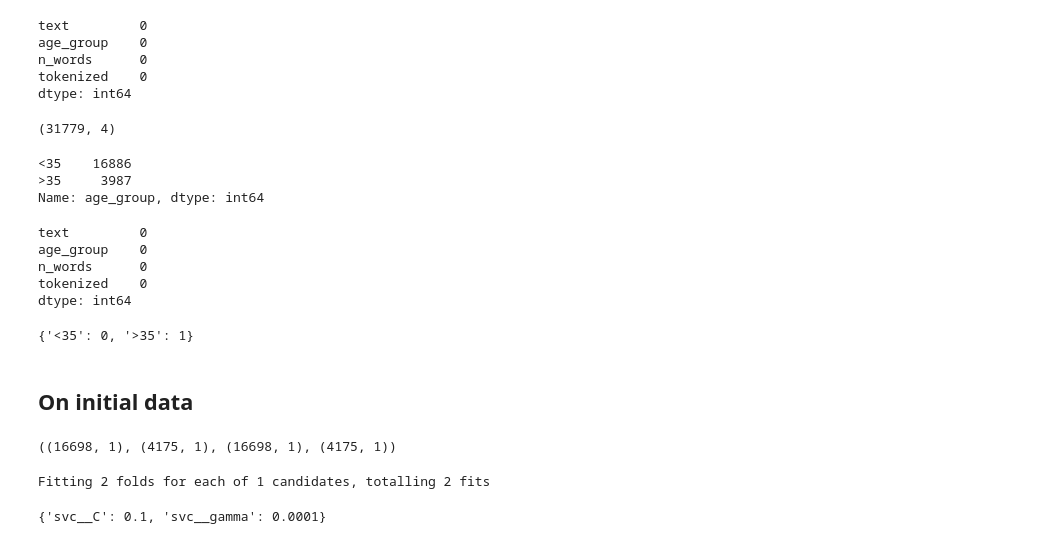
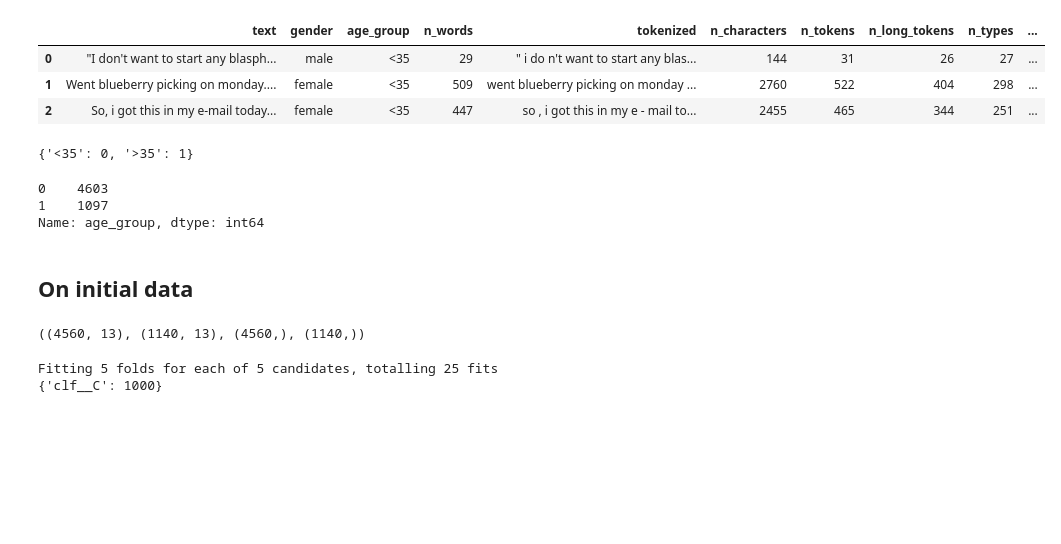
Before and after one commit to dimboump/clips-internship, a Jupyter notebook: Stylene v2/models/age/age_svm.ipynb, the cells around one changed output. Saved outputs shown, nothing was run; the diff lists cells and outputs as text; code cells hidden in the pictures; blank space fills up the shorter version.

```diff
--- a/Stylene v2/models/age/age_svm.ipynb
+++ b/Stylene v2/models/age/age_svm.ipynb
@@ -34,21 +13,0 @@ init_df.sample(15)
-# %%
-init_df.isnull().sum()
-# %% [output]
-text         0
-age_group    0
-n_words      0
-tokenized    0
-dtype: int64
-# %%
-# Stratify the sample by age group
-df = init_df.groupby('age_group', group_keys=False).apply(lambda x: x.sample(frac=.05))
-df.shape
-# %% [output]
-(31779, 4)
-# %%
-df['age_group'].replace({'<18': np.nan, '18-24': '<35', '25-34': '<35'}, inplace=True)
-df['age_group'].value_counts()
-# %% [output]
-<35    16886
->35     3987
-Name: age_group, dtype: int64
@@ -57,11 +14,12 @@ df.dropna(inplace=True)
-# %%
-df.isnull().sum()
-# %% [output]
-text         0
-age_group    0
-n_words      0
-tokenized    0
-dtype: int64
+# %%
+df = pd.read_csv('../../datasets/tokenized/blog_auth_5k.csv', encoding='utf-8')
+df = df.drop('word_length_distribution', axis=1)
+df.head(3)
+# %% [output]
+|  | text | gender | age_group | n_words | tokenized | n_characters | n_tokens | n_long_tokens | n_types | ... |
+| 0 | "I don't want to start any blasph... | male | <35 | 29 | " i do n't want to start any blas... | 144 | 31 | 26 | 27 | ... |
+| 1 | Went blueberry picking on monday.... | female | <35 | 509 | went blueberry picking on monday ... | 2760 | 522 | 404 | 298 | ... |
+| 2 | So, i got this in my e-mail today... | female | <35 | 447 | so , i got this in my e - mail to... | 2455 | 465 | 344 | 251 | ... |
 # %%
 enc = LabelEncoder()
 enc.fit(df['age_group'])
@@ -70,13 +28,19 @@ df['age_group'] = enc.transform(df['age_group'])
 encoded_labels
 # %% [output]
 {'<35': 0, '>35': 1}
+# %%
+df['age_group'].value_counts()
+# %% [output]
+0    4603
+1    1097
+Name: age_group, dtype: int64
 # %% [markdown]
 ## On initial data
 # %%
-X = df[['text']]
-y = df[['age_group']]
+X = df.drop(['age_group', 'text'], axis=1)
+y = df['age_group']
 
-X_train, X_test, y_train, y_test = train_test_split(X, y, test_size=.2, shuffle=True, random_state=123, stratify=y)
+X_train, X_test, y_train, y_test = train_test_split(X, y, test_size=.2, shuffle=True, random_state=97, stratify=y)
 X_train.shape, X_test.shape, y_train.shape, y_test.shape
 # %% [output]
-((16698, 1), (4175, 1), (16698, 1), (4175, 1))
+((4560, 13), (1140, 13), (4560,), (1140,))
@@ -106,11 +94,11 @@ param_grid = {
 # %%
-gs = GridSearchCV(pipe, param_grid, cv=2, scoring='accuracy', n_jobs=-1, refit=True, verbose=5, error_score='raise')
+gs = GridSearchCV(pipe, param_grid, cv=5, scoring='f1_macro', n_jobs=-1, refit=True, verbose=5)
 
 gs.fit(X_train, y_train)
 print(gs.best_params_)
 # %% [output]
-Fitting 2 folds for each of 1 candidates, totalling 2 fits
+Fitting 5 folds for each of 5 candidates, totalling 25 fits
+{'clf__C': 1000}
-{'svc__C': 0.1, 'svc__gamma': 0.0001}
 # %%
 y_pred = gs.predict(X_test)
 print(classification_report(y_test, y_pred))
```
Also changed, not shown: parts of 9 cells of this notebook, 1 other file.
